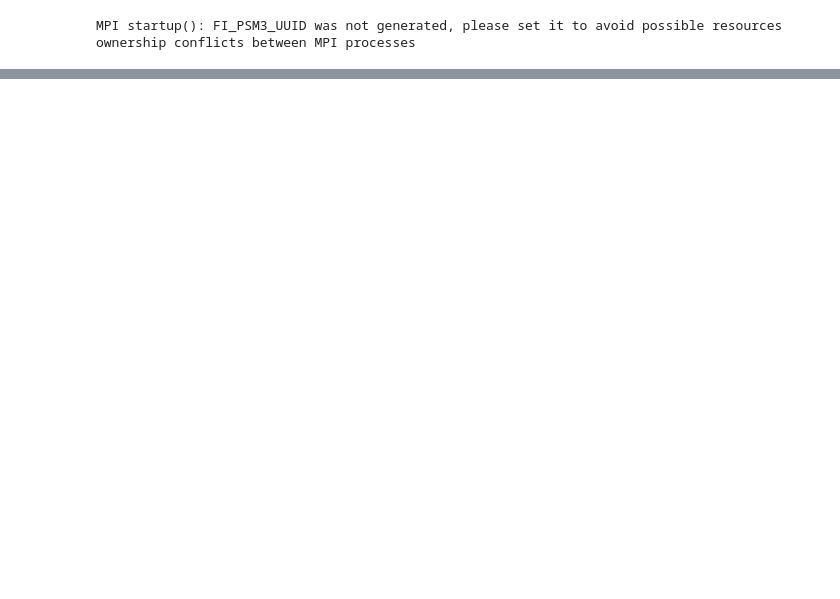
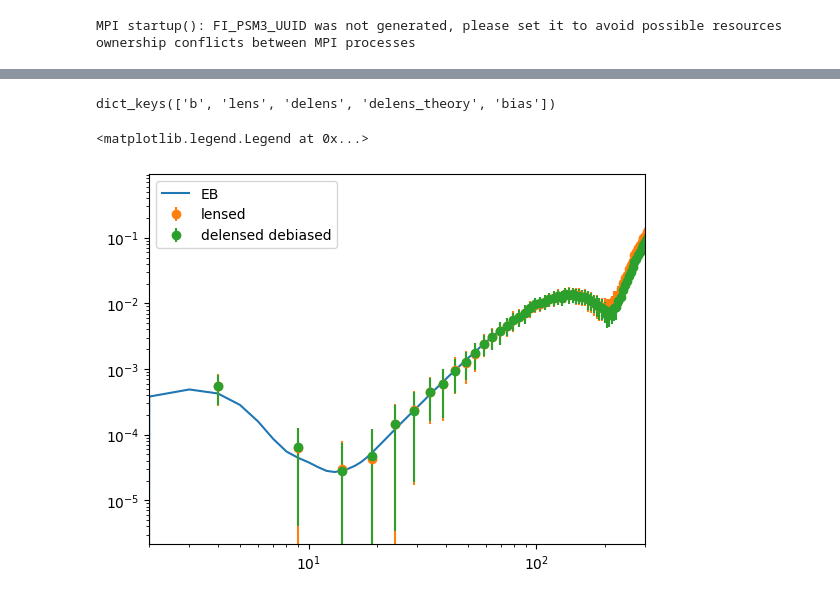
Before and after one commit to antolonappan/DelensCoBi, a Jupyter notebook: examples/simulation.ipynb, the cells around one changed output, grey strips where cells are left out. Cells and saved outputs as stored; diff of their text form; code cells hidden in the pictures; blank space fills up the shorter version.

```diff
--- a/examples/simulation.ipynb
+++ b/examples/simulation.ipynb
@@ -90,0 +42,28 @@ plt.axhline(np.radians(1/60)**2,c='C17',label='6')
+# %%
+data = dd.get_data(debias=False)
+# %%
+data.keys()
+# %% [output]
+dict_keys(['b', 'lens', 'delens', 'delens_theory', 'bias'])
+# %%
+#bias = data['bias']
+lens_b = data['b']
+lens_c_array = data['lens']
+#delens_theory_b = data['delens_theory']
+delens_c_array_biased = data['delens']
+# %%
+lens_dl = lens_b * (lens_b + 1) / (2 * np.pi)
+# %%
+eb_signal =dd.recon.wf.cmb.get_cb_lensed_spectra(0.35,dl=False)['eb']
+leb = np.arange(len(eb_signal))
+dleb = leb * (leb+1) / (2 * np.pi)
+# %%
+plt.loglog(dleb*eb_signal,label='EB')
+plt.errorbar(lens_b,lens_c_array.mean(axis=0)*lens_dl,yerr=lens_c_array.std(axis=0)*lens_dl,fmt='o',label='lensed')
+#plt.errorbar(lens_b,(delens_c_array_biased.mean(axis=0)+bias)*lens_dl,yerr=delens_c_array_biased.std(axis=0)*lens_dl,fmt='o',label='delensed debiased')
+plt.errorbar(lens_b,delens_c_array_biased.mean(axis=0)*lens_dl,yerr=delens_c_array_biased.std(axis=0)*lens_dl,fmt='o',label='delensed debiased')
+plt.xlim(2,300)
+plt.legend()
+# %% [output]
+<matplotlib.legend.Legend at 0x...>
+[figure, added]
```
Also changed, not shown: parts of 20 cells of this notebook, 16 other files.
